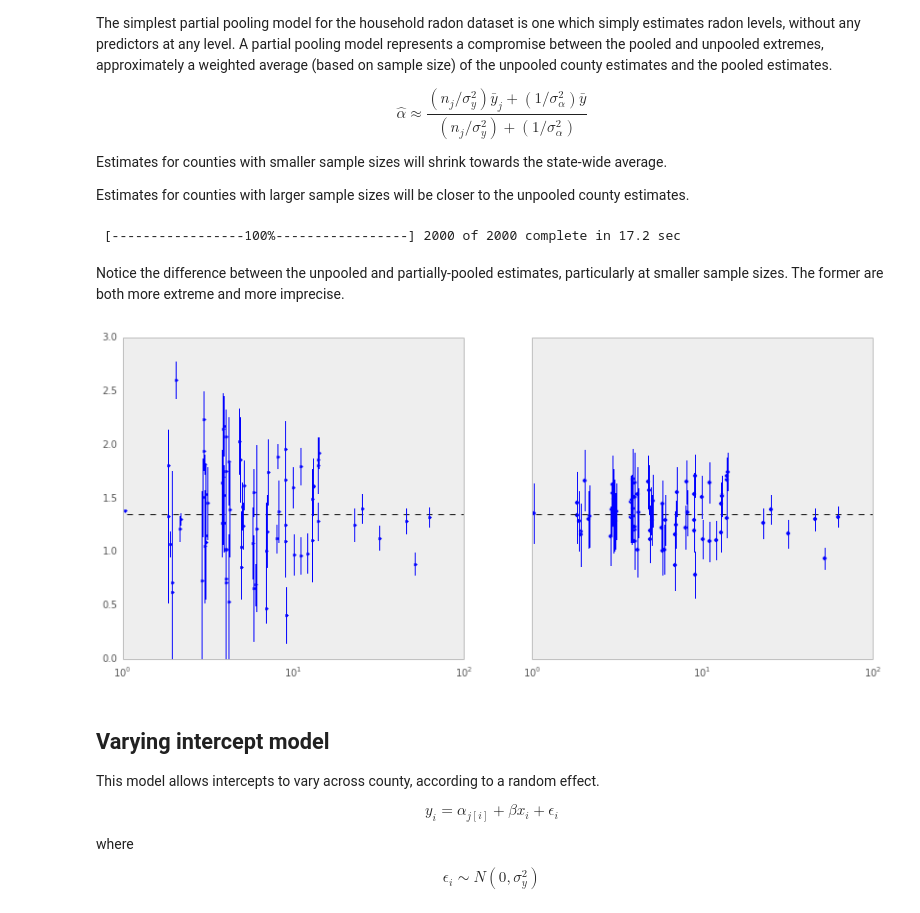
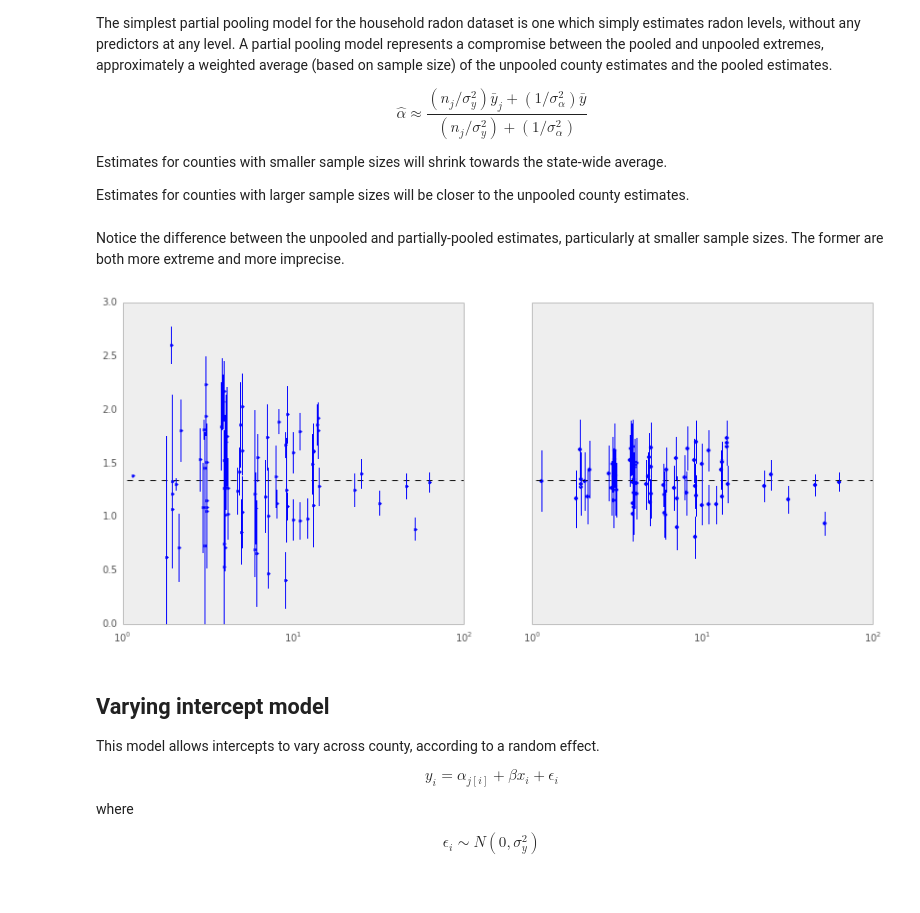
Before and after one commit to fonnesbeck/multilevel_modeling, a Jupyter notebook: multilevel_modeling.ipynb, the cells around one changed output. Cells and saved outputs as stored; diff of their text form; code cells hidden in the pictures.

```diff
--- a/multilevel_modeling.ipynb
+++ b/multilevel_modeling.ipynb
@@ -227,51 +228,49 @@ with Model() as partial_pooling:
     # Data likelihood
     y_like = Normal('y_like', mu=y_hat, tau=tau_y, observed=log_radon)
 # %%
-from pymc import Metropolis, NUTS, sample
+from pymc import psample
 
 with partial_pooling:
 
     step = NUTS()
 
-    partial_pooling_samples = sample(2000, step)
+    partial_pooling_samples = psample(2000, step)
-# %% [output]
- [-----------------100%-----------------] 2000 of 2000 complete in 17.2 sec
 # %% [markdown]
 Notice the difference between the unpooled and partially-pooled estimates, particularly at smaller sample sizes. The former are both more extreme and more imprecise.
 # %%
-sample_trace = partial_pooling_samples['a'][-1000:]
+sample_trace = partial_pooling_samples['a'][0][-1000:]
 
 fig, axes = plt.subplots(1, 2, figsize=(14,6), sharex=True, sharey=True)
 samples, counties = sample_trace.shape
 jitter = np.random.normal(scale=0.1, size=counties)
 
 n_county = srrs_mn.groupby('county')['idnum'].count()
 unpooled_means = srrs_mn.groupby('county')['log_radon'].mean()
 unpooled_sd = srrs_mn.groupby('county')['log_radon'].std()
 unpooled = pd.DataFrame({'n':n_county, 'm':unpooled_means, 'sd':unpooled_sd})
 unpooled['se'] = unpooled.sd/np.sqrt(unpooled.n)
 
 axes[0].plot(unpooled.n + jitter, unpooled.m, 'b.')
 for j, row in zip(jitter, unpooled.iterrows()):
     name, dat = row
     axes[0].plot([dat.n+j,dat.n+j], [dat.m-dat.se, dat.m+dat.se], 'b-')
 axes[0].set_xscale('log')
-axes[0].hlines(partial_pooling_samples['a'].mean(), 0.9, 100, linestyles='--')
+axes[0].hlines(sample_trace.mean(), 0.9, 100, linestyles='--')
 
 
 samples, counties = sample_trace.shape
 means = sample_trace.mean(axis=0)
 sd = sample_trace.std(axis=0)
 axes[1].scatter(n_county.values + jitter, means)
 axes[1].set_xscale('log')
 axes[1].set_xlim(1,100)
 axes[1].set_ylim(0, 3)
 axes[1].hlines(sample_trace.mean(), 0.9, 100, linestyles='--')
 for j,n,m,s in zip(jitter, n_county.values, means, sd):
     s.sort()
     axes[1].plot([n+j]*2, [m-s, m+s], 'b-')
 # %% [output]
-[figure, old version]
+[figure, new version]
 # %% [markdown]
 ## Varying intercept model
 
```
Also changed, not shown: parts of 19 cells of this notebook.
